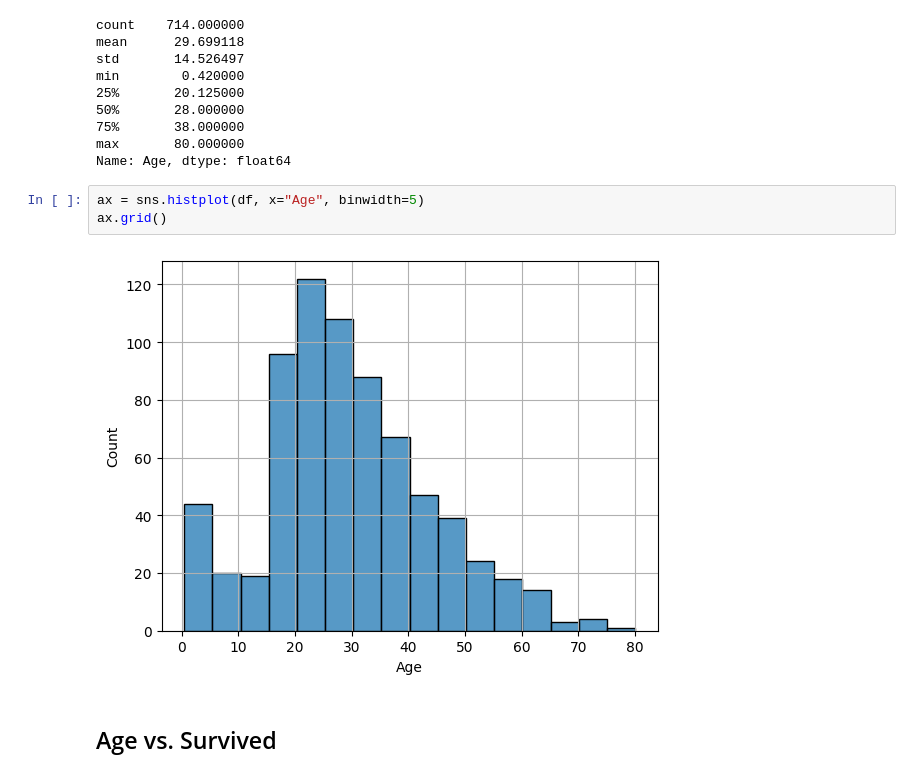
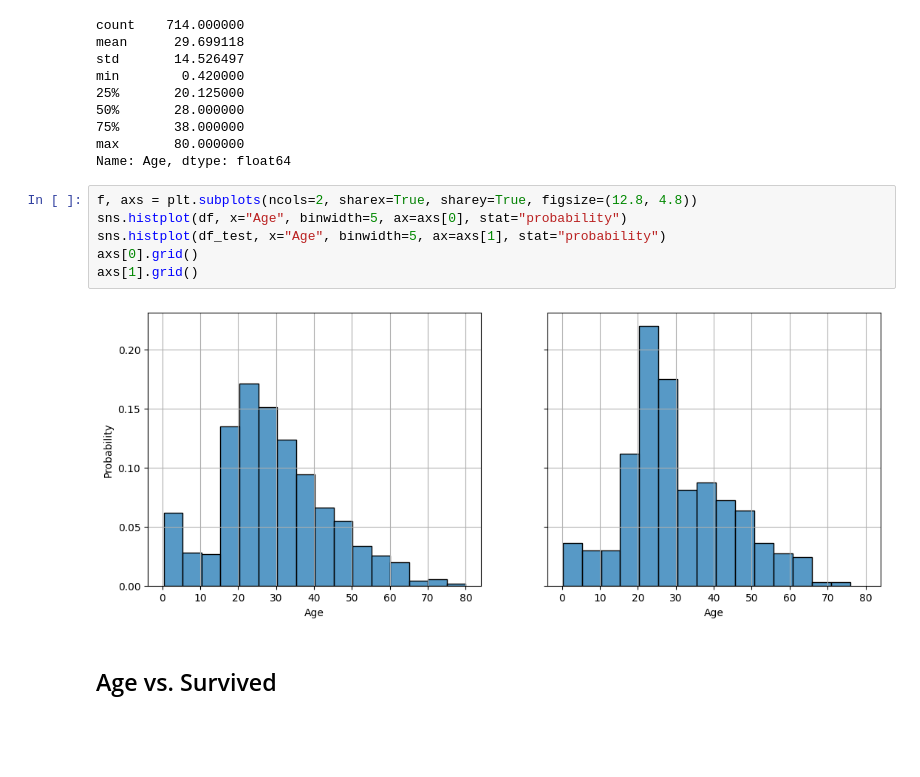
Before and after one commit to rfdspeng/ml_ai_portfolio, a Jupyter notebook: titanic/titanic.ipynb, the cells around one changed output. Cells and saved outputs as stored; diff of their text form; blank space fills up the shorter version.

```diff
--- a/titanic/titanic.ipynb
+++ b/titanic/titanic.ipynb
@@ -229,10 +270,13 @@ min        0.420000
 max       80.000000
 Name: Age, dtype: float64
 # %%
-ax = sns.histplot(df, x="Age", binwidth=5)
-ax.grid()
+f, axs = plt.subplots(ncols=2, sharex=True, sharey=True, figsize=(12.8, 4.8))
+sns.histplot(df, x="Age", binwidth=5, ax=axs[0], stat="probability")
+sns.histplot(df_test, x="Age", binwidth=5, ax=axs[1], stat="probability")
+axs[0].grid()
+axs[1].grid()
 # %% [output]
-[figure, old version]
+[figure, new version]
 # %% [markdown]
 ## Age vs. Survived
 # %%
```
Also changed, not shown: parts of 73 cells of this notebook, 4 other files.
